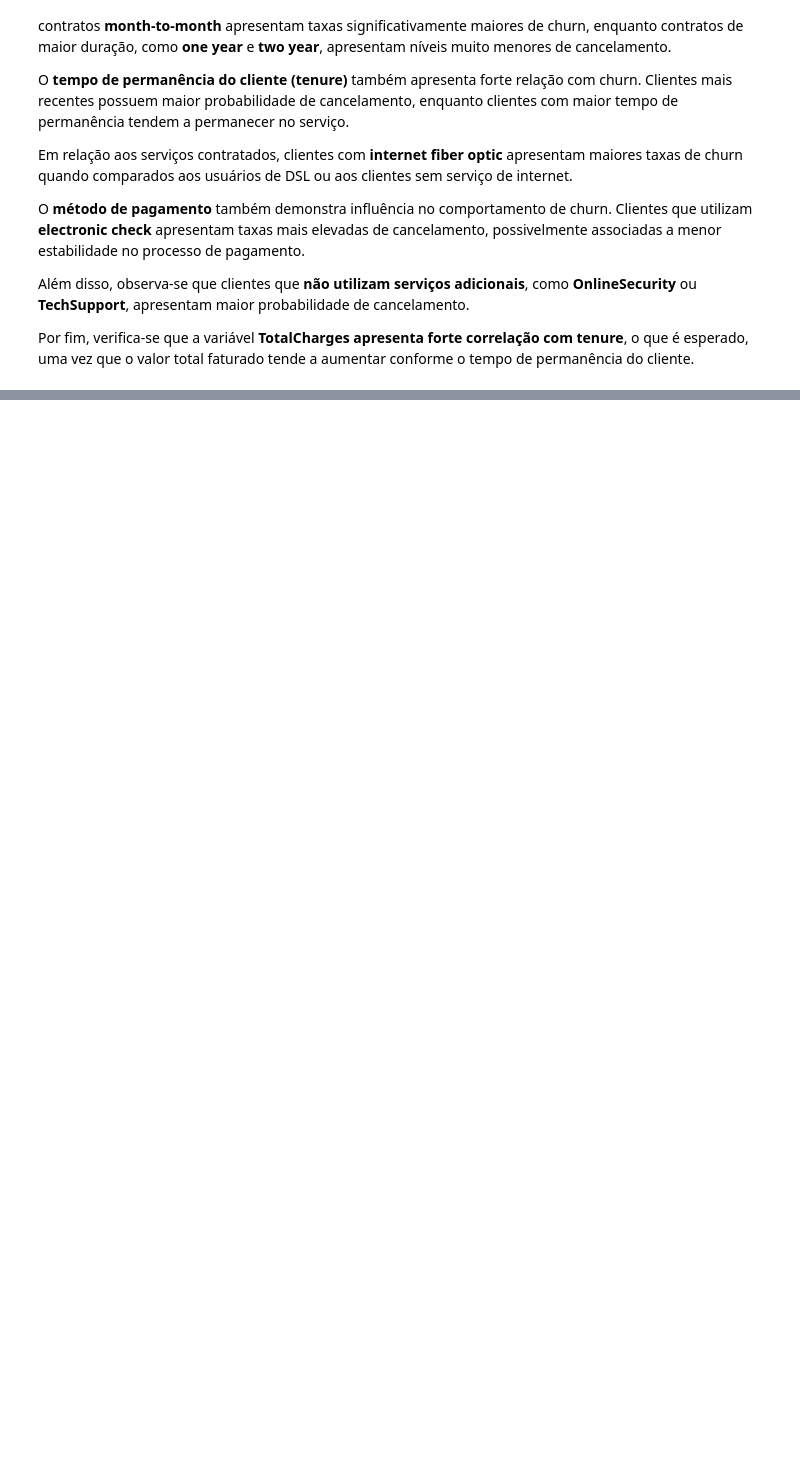
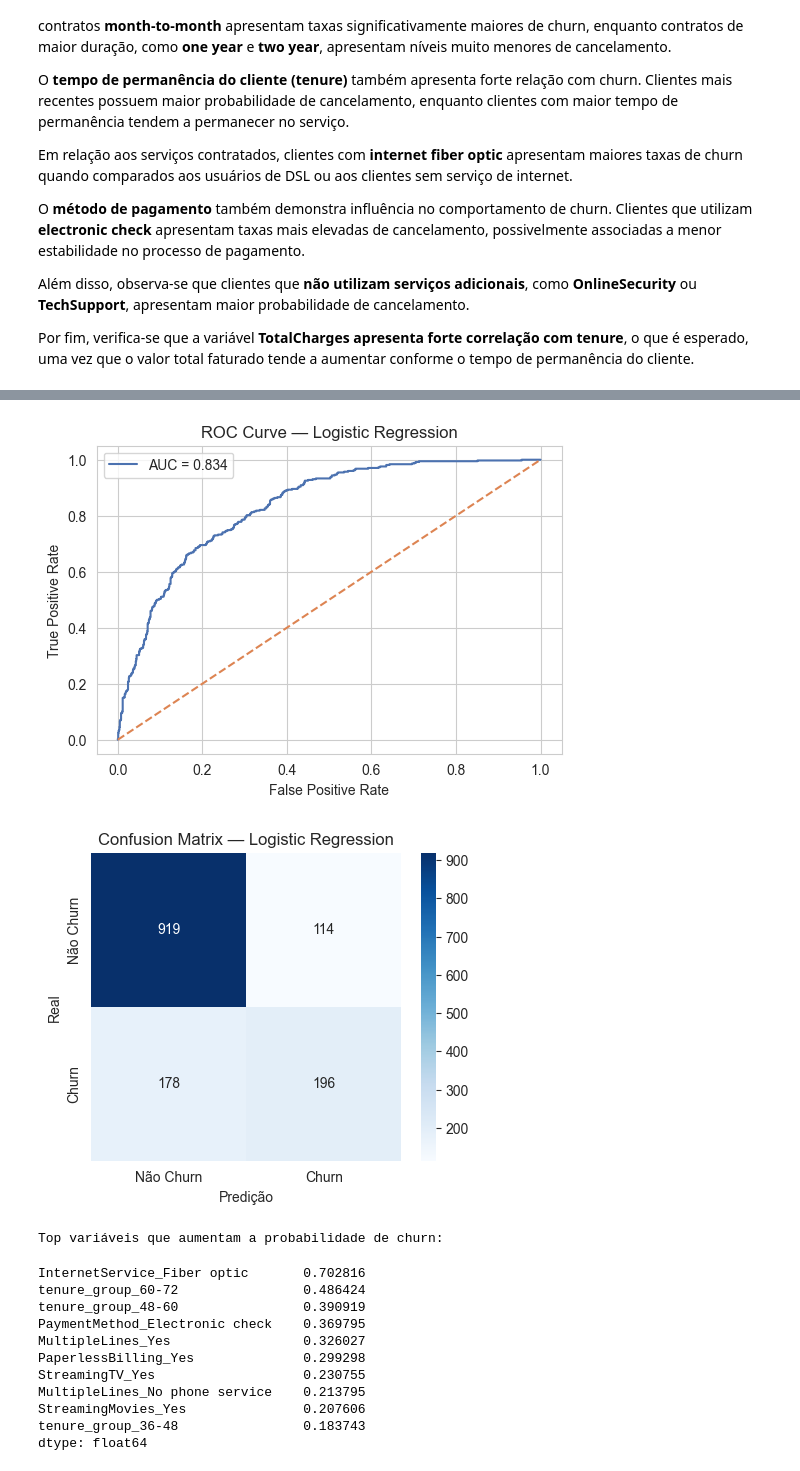
Before and after one commit to JoaoFurlan/tech-challenge-01, a Jupyter notebook: notebooks/01_eda_telco_churn.ipynb, the cells around one changed output, grey strips where cells are left out. Cells and saved outputs as stored; diff of their text form; code cells hidden in the pictures; blank space fills up the shorter version.

Commit message:
feat: add churn prediction pipeline with EDA, logistic regression baseline and MLflow tracking

```diff
--- a/notebooks/01_eda_telco_churn.ipynb
+++ b/notebooks/01_eda_telco_churn.ipynb
@@ -1005,0 +1358,72 @@ Por fim, verifica-se que a variável **TotalCharges apresenta forte correlação
+# %%
+# -------------------------------------------------------------
+# 9. Avaliação do Modelo
+# ROC Curve, Confusion Matrix e interpretação das variáveis
+# -------------------------------------------------------------
+
+from sklearn.metrics import roc_curve, confusion_matrix
+
+# =========================
+# ROC Curve
+# =========================
+
+fpr, tpr, thresholds = roc_curve(y_test, y_prob_test)
+
+plt.figure(figsize=(6,4))
+plt.plot(fpr, tpr, label=f"AUC = {auc:.3f}")
+plt.plot([0,1],[0,1],'--')
+plt.xlabel("False Positive Rate")
+plt.ylabel("True Positive Rate")
+plt.title("ROC Curve — Logistic Regression")
+plt.legend()
+plt.show()
+
+
+# =========================
+# Confusion Matrix
+# =========================
+
+cm = confusion_matrix(y_test, y_pred_test)
+
+plt.figure(figsize=(5,4))
+sns.heatmap(cm,
+            annot=True,
+            fmt="d",
+            cmap="Blues",
+            xticklabels=["Não Churn","Churn"],
+            yticklabels=["Não Churn","Churn"])
+
+plt.xlabel("Predição")
+plt.ylabel("Real")
+plt.title("Confusion Matrix — Logistic Regression")
+plt.show()
+
+
+# =========================
+# Interpretação das variáveis
+# =========================
+
+coef = pd.Series(model.coef_[0], index=X_train.columns)
+
+print("Top variáveis que aumentam a probabilidade de churn:")
+display(coef.sort_values(ascending=False).head(10))
+
+plt.figure(figsize=(8,4))
+coef.sort_values().tail(10).plot(kind="barh")
+plt.title("Variáveis mais associadas ao churn")
+plt.show()
+# %% [output]
+[figure, added]
+[figure, added]
+Top variáveis que aumentam a probabilidade de churn:
+InternetService_Fiber optic       0.702816
+tenure_group_60-72                0.486424
+tenure_group_48-60                0.390919
+PaymentMethod_Electronic check    0.369795
+MultipleLines_Yes                 0.326027
+PaperlessBilling_Yes              0.299298
+StreamingTV_Yes                   0.230755
+MultipleLines_No phone service    0.213795
+StreamingMovies_Yes               0.207606
+tenure_group_36-48                0.183743
+dtype: float64
```
Also changed, not shown: parts of 14 cells of this notebook, 1 other file.
